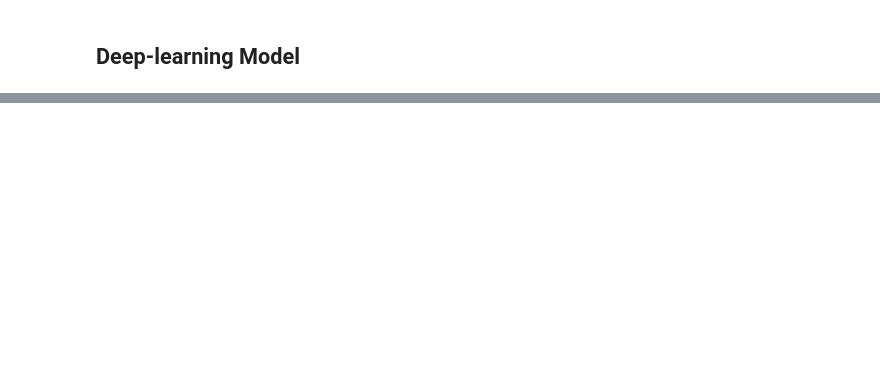
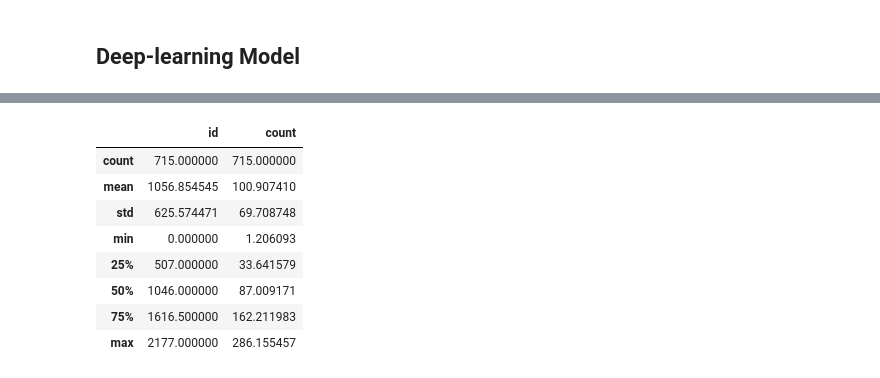
Before and after one commit to uowol/ML-projects, a Jupyter notebook: dacon/서울시_따릉이_대여량_예측/3.modeling.ipynb, the cells around one changed output, grey strips where cells are left out. Saved outputs shown, nothing was run; the diff lists cells and outputs as text; code cells hidden in the pictures; blank space fills up the shorter version.

```diff
--- a/dacon/서울시_따릉이_대여량_예측/3.modeling.ipynb
+++ b/dacon/서울시_따릉이_대여량_예측/3.modeling.ipynb
@@ -426,0 +486,3 @@ X_train.shape
+# %%
+loss_fn = nn.L1Loss()
+optimizer = torch.optim.SGD(model.parameters(), lr=4e-3)    # Stochastic Gradient Descent 을 최적화 함수로 사용
@@ -426,0 +512,18 @@ X_train.shape
+# %%
+def test(X_tensor, y_tensor, model, loss_fn):
+    size = len(X_tensor)
+    model.eval()                    # 모델을 평가 모드로 전환
+    test_loss = 0       # 배치별 결과에서 나타난 손실의 평균을 구하는 test_loss, 정답률을 구하는 correct
+    with torch.no_grad():           # 학습을 시키지 않게끔 기울기를 구하지 않는다는 것을 명시
+        for i in range(size):
+            X, y = X_tensor[i].to(device), y_tensor[i].to(device)
+            pred = model(X)
+            test_loss += loss_fn(pred, y).item()
+    print(f"Test Error: \n Avg loss: {test_loss/size:>8f} \n")
+# %%
+epochs = 12
+for t in range(epochs):
+    print(f"Epoch {t+1}\n-------------------------------")
+    train(X_tensor, y_tensor, model, loss_fn, optimizer)
+    test(X_tensor, y_tensor, model, loss_fn)
+print("Done!")
@@ -426,0 +579,20 @@ X_train.shape
+# %%
+X_test = test_raw.drop(['id', 'hour_bef_precipitation', 'hour_bef_pm2.5'], axis=1)
+X_test = X_test.fillna(method="ffill")
+X_test = (X_test-X_test.mean())/(X_test.std())
+X_tensor = torch.tensor(X_test.values).type(torch.float).to(device)
+submission['count'] = model(X_tensor).cpu().detach().numpy()
+submission['count']
+submission.to_csv("result2.csv", index=False)
+# %%
+submission.describe()
+# %% [output]
+|  | id | count |
+| count | 715.000000 | 715.000000 |
+| mean | 1056.854545 | 100.907410 |
+| std | 625.574471 | 69.708748 |
+| min | 0.000000 | 1.206093 |
+| 25% | 507.000000 | 33.641579 |
+| 50% | 1046.000000 | 87.009171 |
+| 75% | 1616.500000 | 162.211983 |
+| max | 2177.000000 | 286.155457 |
```
Also changed, not shown: parts of 12 cells of this notebook, 1 other file.
